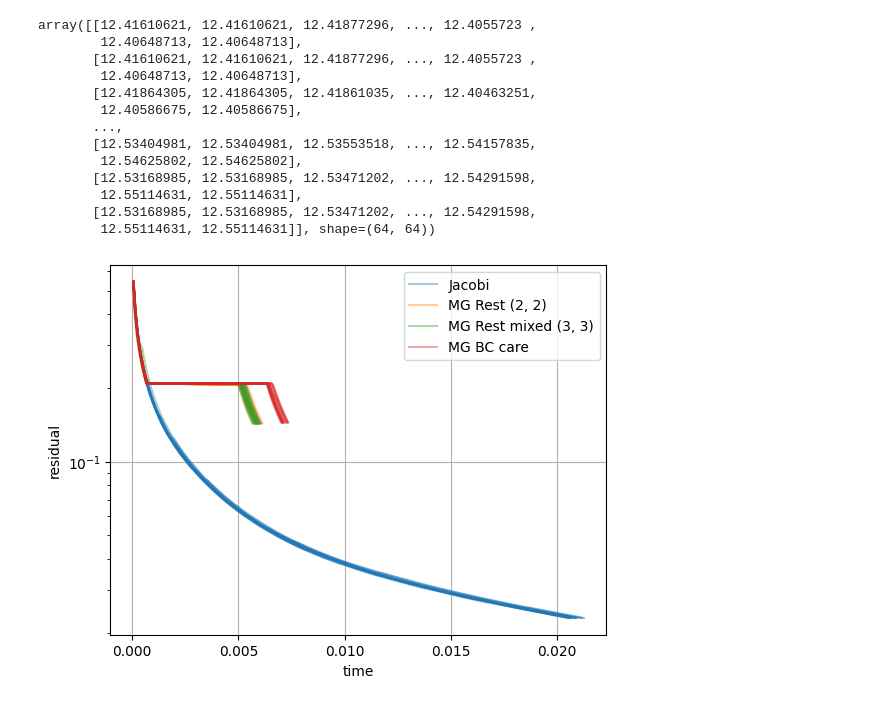
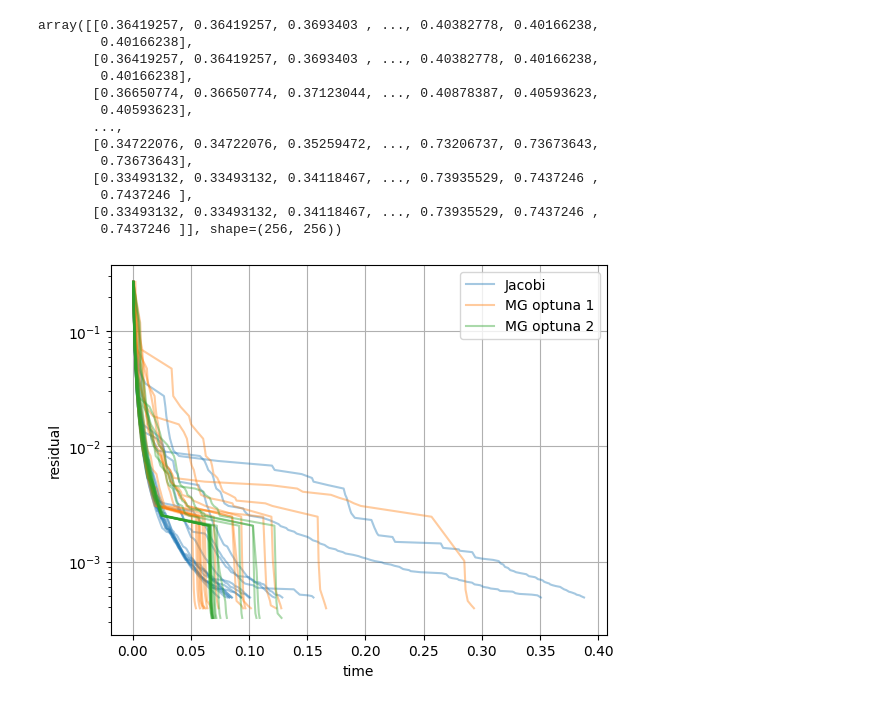
Before and after one commit to kz2wd/CFD-Solver, a Jupyter notebook: poisson/pressure_mg.ipynb, the cells around one changed output. Saved outputs shown, nothing was run; the diff lists cells and outputs as text; code cells hidden in the pictures.

```diff
--- a/poisson/pressure_mg.ipynb
+++ b/poisson/pressure_mg.ipynb
@@ -148,6 +133,7 @@ def prolongation_fw(e, X):
 
     return e_fine
 # %%
+X = 256
 h = 1 / X
 domain = np.linspace(0, 1, X)
 x, y = np.meshgrid(domain, domain)
@@ -206,18 +192,23 @@ def add_sample(phi, rho, h):
 
 def solve_poisson_jacobi(phi, rho, h, iters):
     phi_next = np.zeros_like(phi)
+    omega = 2/3
+
     for i in range(iters):
-        phi_next[INT] = 1/4 * (phi[XIN] + phi[XMI] + phi[YIN] + phi[YMI] - rho[INT] * h * h)
+        phi_next[INT] = omega * 1/4 * (phi[XIN] + phi[XMI] + phi[YIN] + phi[YMI] - rho[INT] * h * h) + (1 - omega) * phi[INT]
         phi, phi_next = phi_next, phi
         set_bc(phi)
         add_sample(phi, rho, h)
+        # halfx = X // 2
+        # if i > 0:
+        #     plt.plot(compute_residual(phi, rho, h)[halfx, :], label=f"{i}", alpha=max(i/iters - 0.4, 0.0))
 
     return phi
 
 DEBUG = False
 
 # ∇² phi (r) = rho (r) -> phi
-def solve_poisson_mg(phi, rho, h, X, rec, smooth, full, restriction, prolongation):
+def solve_poisson_mg(phi, rho, h, X, rec, smooth_in, smooth_out, full, restriction, prolongation):
 
     if rec <= 1:
 
@@ -240,7 +231,7 @@ def solve_poisson_mg(phi, rho, h, X, rec, smooth, full, restriction, prolongatio
         plt.show()
 
     # pre smoothing
-    solve_poisson_jacobi(phi, rho, h, smooth)
+    solve_poisson_jacobi(phi, rho, h, smooth_in)
     if DEBUG:
         plt.title(f"[{rec}]: smoothed phi")
         plt.imshow(phi)
@@ -250,6 +241,7 @@ def solve_poisson_mg(phi, rho, h, X, rec, smooth, full, restriction, prolongatio
     # ∇²e = rho - ∇²phi
     # ∇²e = residual
     residual = compute_residual(phi, rho, h)
+
     if DEBUG:
         plt.title(f"[{rec}]: residual")
         plt.imshow(residual)
@@ -265,7 +257,7 @@ def solve_poisson_mg(phi, rho, h, X, rec, smooth, full, restriction, prolongatio
 
     e = np.zeros((X // 2, X // 2))
     # Solve: ∇²e = residual
-    e = solve_poisson_mg(e, rhs, h * 2, X // 2, rec - 1, smooth, full, restriction, prolongation)
+    e = solve_poisson_mg(e, rhs, h * 2, X // 2, rec - 1, smooth_in, smooth_out, full, restriction, prolongation)
     # print(np.linalg.norm(compute_residual(e, rhs, h)))
     # upsample
     if DEBUG:
@@ -301,7 +293,7 @@ def solve_poisson_mg(phi, rho, h, X, rec, smooth, full, restriction, prolongatio
         plt.show()
 
     # post smoothing
-    solve_poisson_jacobi(phi, rho, h, smooth)
+    solve_poisson_jacobi(phi, rho, h, smooth_out)
     return phi
 
 def benchmark(func, legend, iters=15, warmup=3):
@@ -318,31 +326,34 @@ def benchmark(func, legend, iters=15, warmup=3):
 # %%
-solve_poisson_mg(p.copy(), u, h, X, 4, 10, 300, restriction_fw, prolongation_fw)
+solve_poisson_mg(p.copy(), u, h, X, 4, 10, 10, 30, restriction_fw, prolongation_fw)
 # %% [output]
-array([[12.41610621, 12.41610621, 12.41877296, ..., 12.4055723 ,
-        12.40648713, 12.40648713],
-       [12.41610621, 12.41610621, 12.41877296, ..., 12.4055723 ,
-        12.40648713, 12.40648713],
-       [12.41864305, 12.41864305, 12.41861035, ..., 12.40463251,
-        12.40586675, 12.40586675],
+array([[0.36419257, 0.36419257, 0.3693403 , ..., 0.40382778, 0.40166238,
+        0.40166238],
+       [0.36419257, 0.36419257, 0.3693403 , ..., 0.40382778, 0.40166238,
+        0.40166238],
+       [0.36650774, 0.36650774, 0.37123044, ..., 0.40878387, 0.40593623,
+        0.40593623],
        ...,
-       [12.53404981, 12.53404981, 12.53553518, ..., 12.54157835,
-        12.54625802, 12.54625802],
-       [12.53168985, 12.53168985, 12.53471202, ..., 12.54291598,
-        12.55114631, 12.55114631],
-       [12.53168985, 12.53168985, 12.53471202, ..., 12.54291598,
-        12.55114631, 12.55114631]], shape=(64, 64))
+       [0.34722076, 0.34722076, 0.35259472, ..., 0.73206737, 0.73673643,
+        0.73673643],
+       [0.33493132, 0.33493132, 0.34118467, ..., 0.73935529, 0.7437246 ,
+        0.7437246 ],
+       [0.33493132, 0.33493132, 0.34118467, ..., 0.73935529, 0.7437246 ,
+        0.7437246 ]], shape=(256, 256))
 # %%
 df = pd.DataFrame(columns=["time", "residual", "version", "run_id"])
-benchmark(lambda: solve_poisson_jacobi(p.copy(), u, h, 300), "Jacobi")
+benchmark(lambda: solve_poisson_jacobi(p.copy(), u, h, 100), "Jacobi")
 # benchmark(lambda: solve_poisson_mg(p.copy(), u, h, X, 2, 10, 300, restriction_2_2, prolongation_linear), "MG Rest (2, 2)")
 # benchmark(lambda: solve_poisson_mg(p.copy(), u, h, X, 2, 10, 300, restriction_mix_3_3, prolongation_linear), "MG Rest mixed (3, 3)")
-benchmark(lambda: solve_poisson_mg(p.copy(), u, h, X, 2, 0, 300, restriction_fw, prolongation_fw), "MG BC care")
-
+# benchmark(lambda: solve_poisson_mg(p.copy(), u, h, X, 4, 10, 30, restriction_fw, prolongation_fw), "MG BC care")
+# benchmark(lambda: solve_poisson_mg(p.copy(), u, h, X, 4, 15, 5, 100, restriction_fw, prolongation_fw), "MG BC care 2")
+benchmark(lambda: solve_poisson_mg(p.copy(), u, h, X, 2, 28, 5, 53, restriction_fw, prolongation_fw), "MG optuna 1")
+benchmark(lambda: solve_poisson_mg(p.copy(), u, h, X, 4, 32, 4, 52, restriction_fw, prolongation_fw), "MG optuna 2")
+# benchmark(lambda: solve_poisson_mg(p.copy(), u, h, X, 2, 26, 56, restriction_fw, prolongation_fw), "MG optuna 3")
 
 sns.lineplot(x="time", y="residual", hue="version", units="run_id", estimator=None, alpha=0.4, data=df)
 plt.yscale('log')
 plt.legend()
 plt.grid(True)
 plt.show()
 # %% [output]
-[figure, old version]
+[figure, new version]
```
Also changed, not shown: parts of 5 cells of this notebook, 2 other files.
